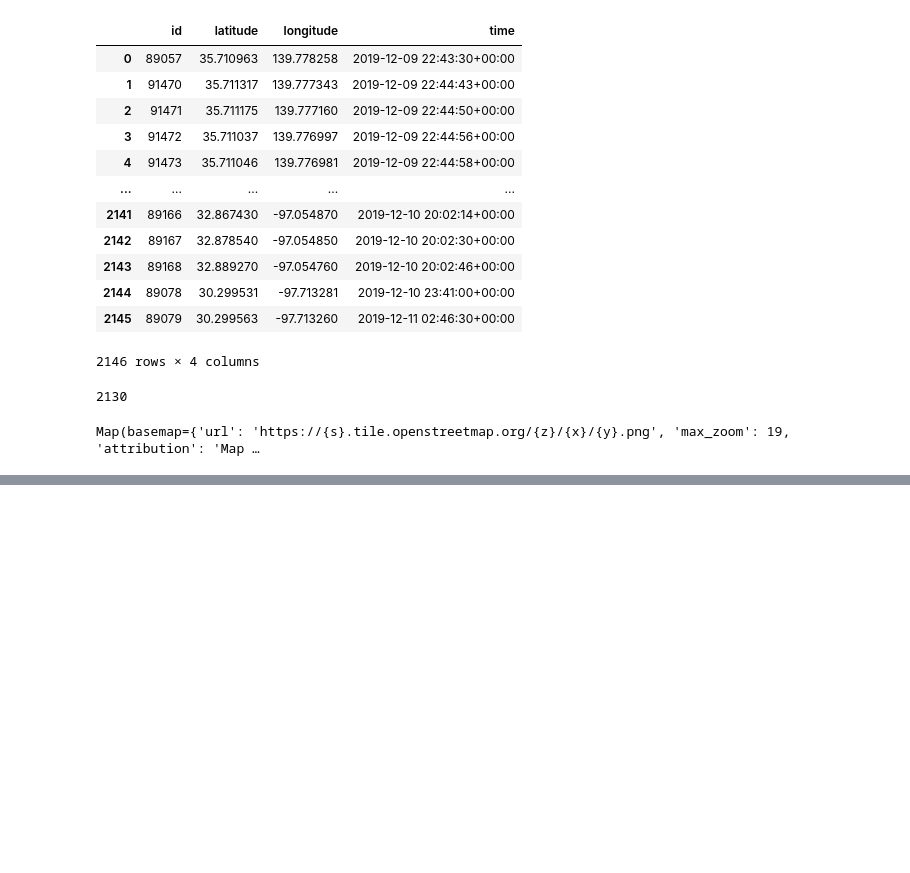
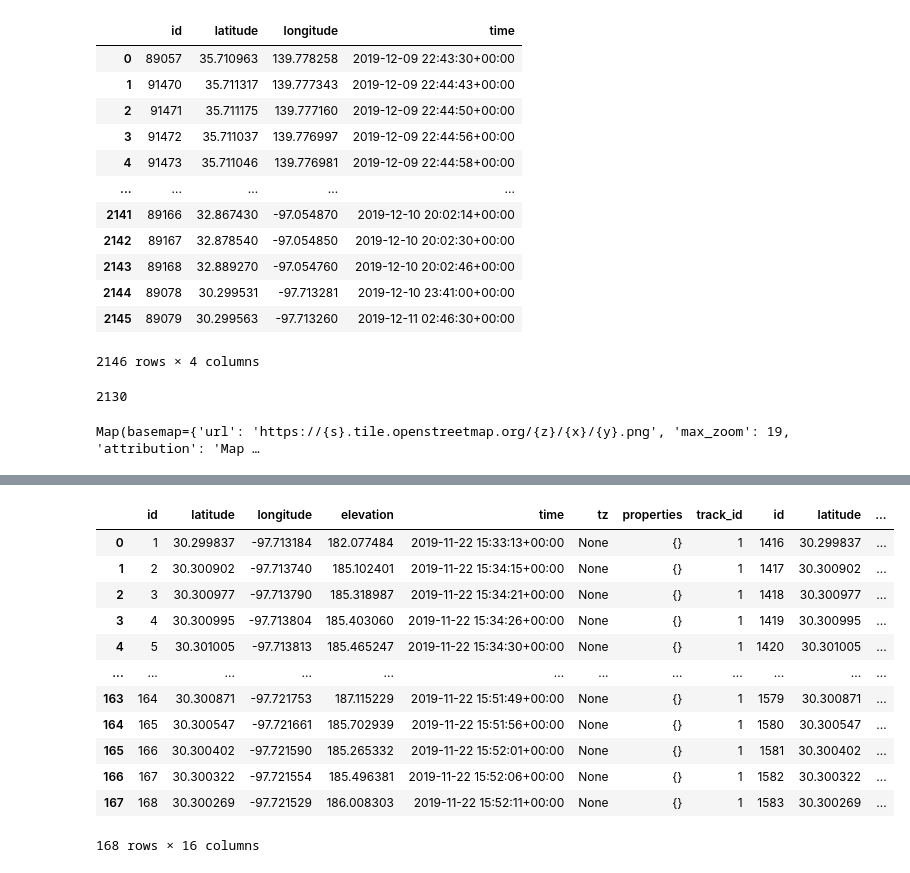
Before and after one commit to WanderingStar/gpx-cleanup, a Jupyter notebook: notebook/GeoJSON_ipyleaflet.ipynb, the cells around one changed output, grey strips where cells are left out. Cells and saved outputs as stored; diff of their text form; code cells hidden in the pictures; blank space fills up the shorter version.

```diff
--- a/notebook/GeoJSON_ipyleaflet.ipynb
+++ b/notebook/GeoJSON_ipyleaflet.ipynb
@@ -277,2 +298,24 @@ display(pd.read_sql_query(query, engine))
+# %%
+query = """
+select * from point p1
+full join point p2 on p1.time = p2.time
+where p1.track_id = 1
+and p2.track_id = 47
+"""
+display(pd.read_sql_query(query, engine))
+# %% [output]
+|  | id | latitude | longitude | elevation | time | tz | properties | track_id | id | latitude | ... |
+| 0 | 1 | 30.299837 | -97.713184 | 182.077484 | 2019-11-22 15:33:13+00:00 | None | {} | 1 | 1416 | 30.299837 | ... |
+| 1 | 2 | 30.300902 | -97.713740 | 185.102401 | 2019-11-22 15:34:15+00:00 | None | {} | 1 | 1417 | 30.300902 | ... |
+| 2 | 3 | 30.300977 | -97.713790 | 185.318987 | 2019-11-22 15:34:21+00:00 | None | {} | 1 | 1418 | 30.300977 | ... |
+| 3 | 4 | 30.300995 | -97.713804 | 185.403060 | 2019-11-22 15:34:26+00:00 | None | {} | 1 | 1419 | 30.300995 | ... |
+| 4 | 5 | 30.301005 | -97.713813 | 185.465247 | 2019-11-22 15:34:30+00:00 | None | {} | 1 | 1420 | 30.301005 | ... |
+| ... | ... | ... | ... | ... | ... | ... | ... | ... | ... | ... | ... |
+| 163 | 164 | 30.300871 | -97.721753 | 187.115229 | 2019-11-22 15:51:49+00:00 | None | {} | 1 | 1579 | 30.300871 | ... |
+| 164 | 165 | 30.300547 | -97.721661 | 185.702939 | 2019-11-22 15:51:56+00:00 | None | {} | 1 | 1580 | 30.300547 | ... |
+| 165 | 166 | 30.300402 | -97.721590 | 185.265332 | 2019-11-22 15:52:01+00:00 | None | {} | 1 | 1581 | 30.300402 | ... |
+| 166 | 167 | 30.300322 | -97.721554 | 185.496381 | 2019-11-22 15:52:06+00:00 | None | {} | 1 | 1582 | 30.300322 | ... |
+| 167 | 168 | 30.300269 | -97.721529 | 186.008303 | 2019-11-22 15:52:11+00:00 | None | {} | 1 | 1583 | 30.300269 | ... |
+168 rows × 16 columns
 # %%
 query = """
```
Also changed, not shown: parts of 18 cells of this notebook, 6 other files.
